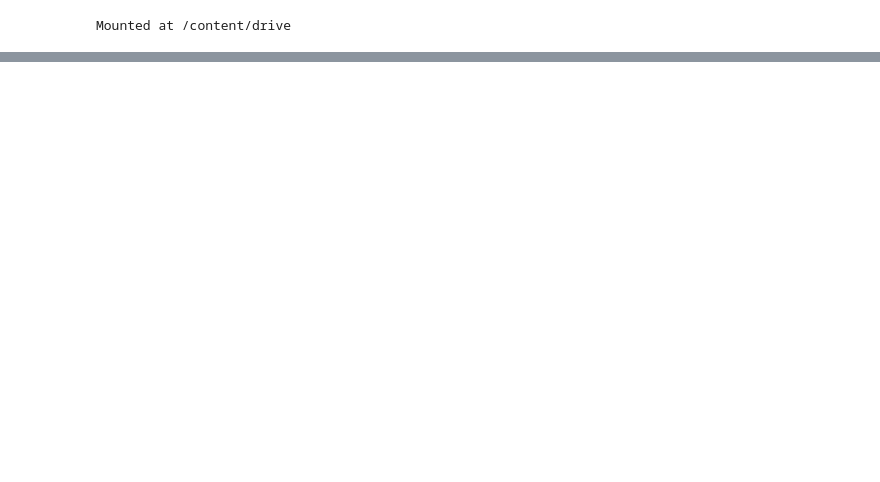
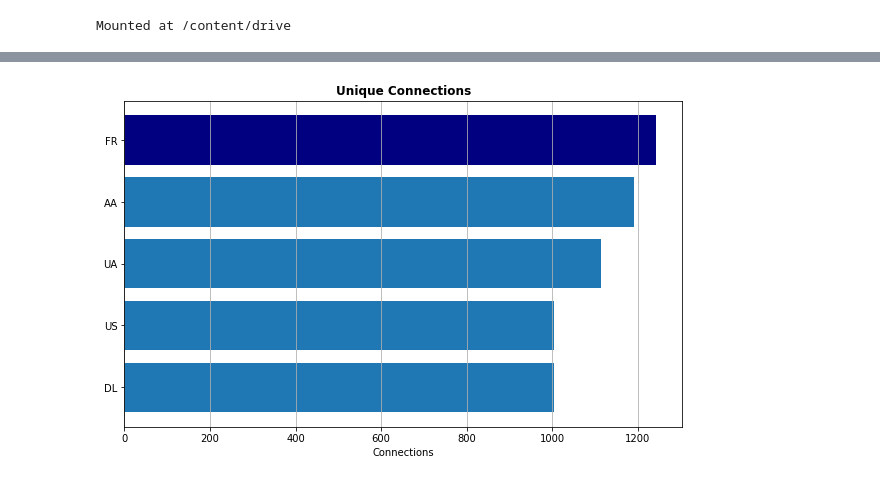
Before and after one commit to mahsanghani/NLP, a Jupyter notebook: routes.ipynb, the cells around one changed output, grey strips where cells are left out. Cells and saved outputs as stored; diff of their text form; code cells hidden in the pictures; blank space fills up the shorter version.

```diff
--- a/routes.ipynb
+++ b/routes.ipynb
@@ -390,0 +247,21 @@ Name: airport_presence, dtype: float64
+# %%
+# Second approach to duplicate airports (source and destination)
+# Merge source and destination dataframes using piping methodology
+
+routes2 = (routes_df.pipe(pd.merge,
+          airlines_df[['id', 'iata', 'name', 'country']],
+          left_on=['source'], right_on=['iata'], how='left')
+          .pipe(pd.merge,
+          airports_df[['iata', 'country', 'city', 'latitude', 'longitude']]
+          .rename(columns=lambda col: 'source_' + col),
+          left_on=['source'], right_on=['source_iata'], how='left')
+          .pipe(pd.merge,
+          airports_df[['iata', 'country', 'city', 'latitude', 'longitude']]
+          .rename(columns=lambda col: 'destination_' + col),
+          left_on=['destination'], right_on=['destination_iata'], how='right')
+          .assign(is_national_route=lambda df: df.source_country == df.destination_country)
+          .assign(dist=lambda df: np.sqrt(
+          (df.destination_longitude - df.source_longitude) ** 2
+          + (df.destination_latitude - df.source_latitude) ** 2)))
+
+routes2.sort_values(by='airline', ascending=True).value_counts('airline')
@@ -390,0 +285,20 @@ Name: airport_presence, dtype: float64
+# %%
+# unique connections by top 5 airlines
+connections = (routes2.groupby('airline').route_id
+               .nunique().sort_values()[::-1]
+               .rename('# Connections')
+               .rename_axis('Airline'))
+# %%
+# plot unique connections by top 5 airlines
+fig, ax = plt.subplots(figsize=(10,6))
+
+ax.barh(connections.index[:5][::-1], connections[:5][::-1])
+ax.barh('FR', connections['FR'], color='navy')
+
+ax.set_xlabel('Connections')
+
+ax.set_title('Unique Connections', weight='bold')
+ax.grid(axis='x')
+plt.show()
+# %% [output]
+[figure, added]
```
Also changed, not shown: parts of 46 cells of this notebook.
